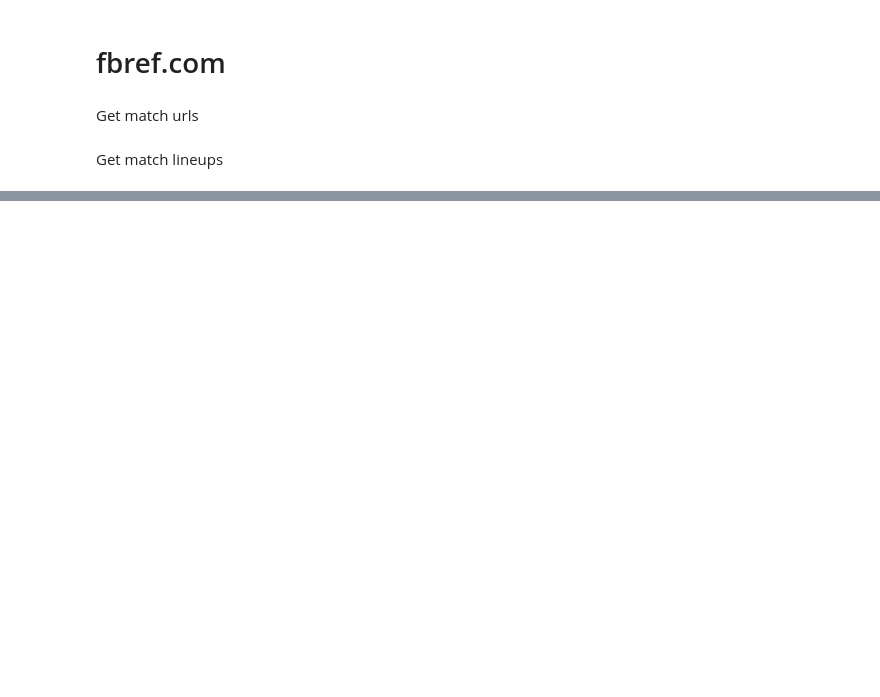
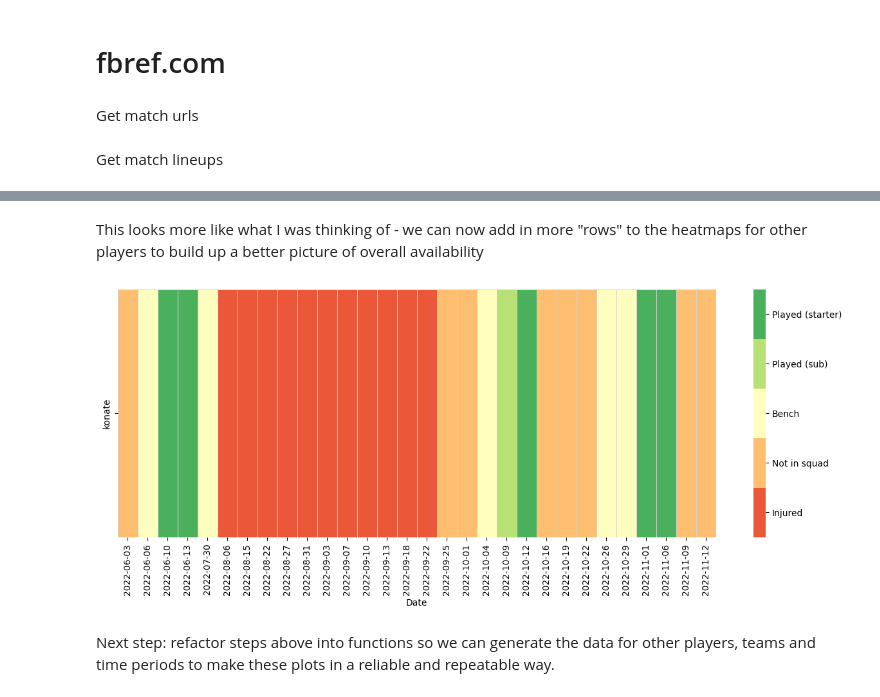
Before and after one commit to ismailmo1/football-data-viz, a Jupyter notebook: lpool-cb-injuries/konate-injuries.ipynb, the cells around one changed output, grey strips where cells are left out. Saved outputs shown, nothing was run; the diff lists cells and outputs as text; code cells hidden in the pictures; blank space fills up the shorter version.

```diff
--- a/lpool-cb-injuries/konate-injuries.ipynb
+++ b/lpool-cb-injuries/konate-injuries.ipynb
@@ -96,0 +226,14 @@ konate_all_liverpool_df.head()
+# %% [markdown]
+This looks more like what I was thinking of - we can now add in more "rows" to the heatmaps for other players to build up a better picture of overall availability
+# %%
+fig,ax = plt.subplots(figsize=(15,5))
+num_levels = len(availability_levels)
+plot = sns.heatmap(availability_df, ax=ax, cmap=sns.color_palette("RdYlGn",num_levels),linewidths=.5, linecolor='lightgray')
+colorbar = plot.collections[0].colorbar
+r = colorbar.vmax - colorbar.vmin
+colorbar.set_ticks([colorbar.vmax / num_levels * (0.5 + i) for i in range(num_levels)])
+colorbar.set_ticklabels([*availability_levels.keys()])
+# %% [output]
+[figure, added]
+# %% [markdown]
+Next step: refactor steps above into functions so we can generate the data for other players, teams and time periods to make these plots in a reliable and repeatable way.
```
Also changed, not shown: parts of 16 cells of this notebook, 1 other file.
